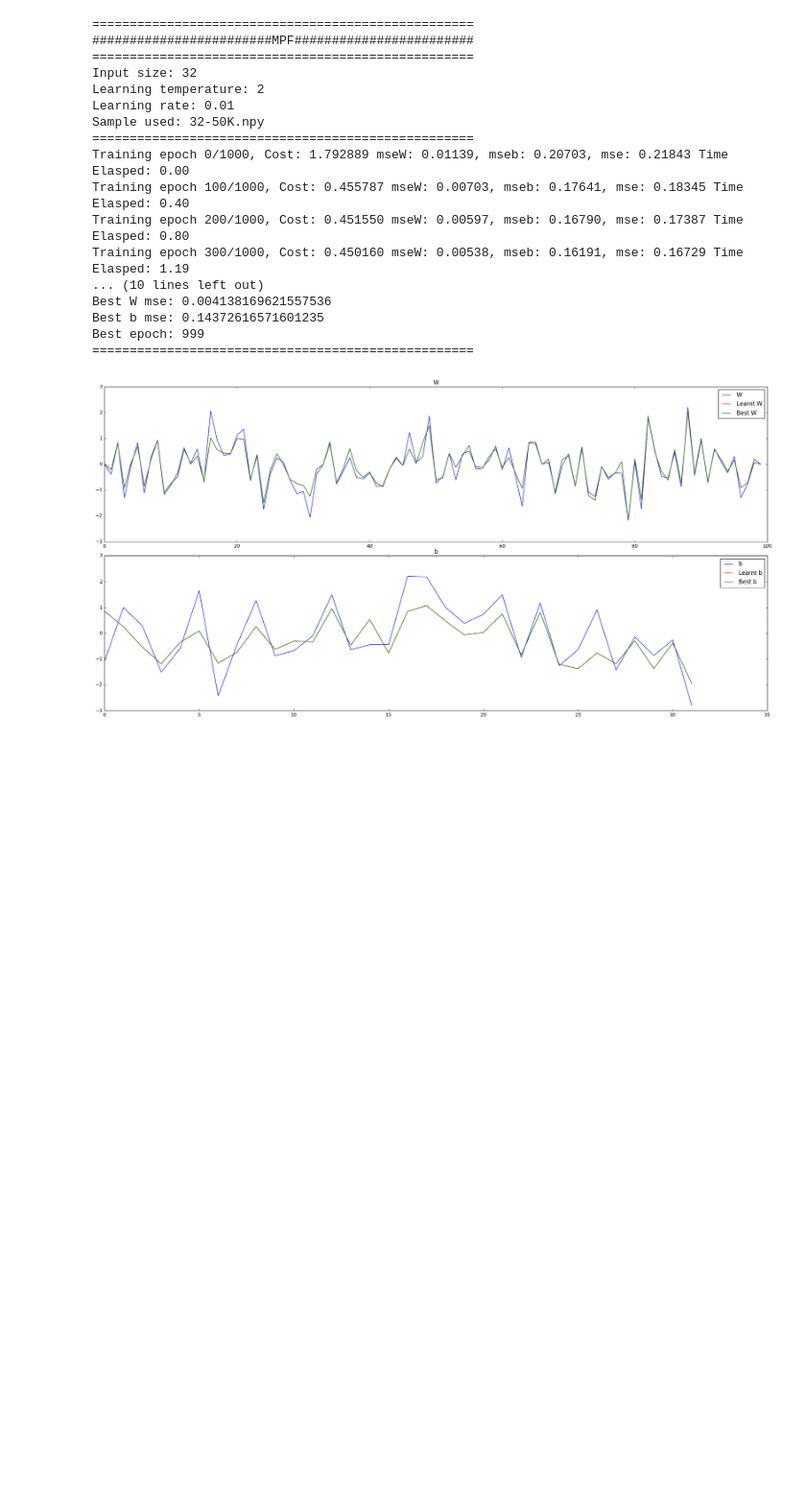
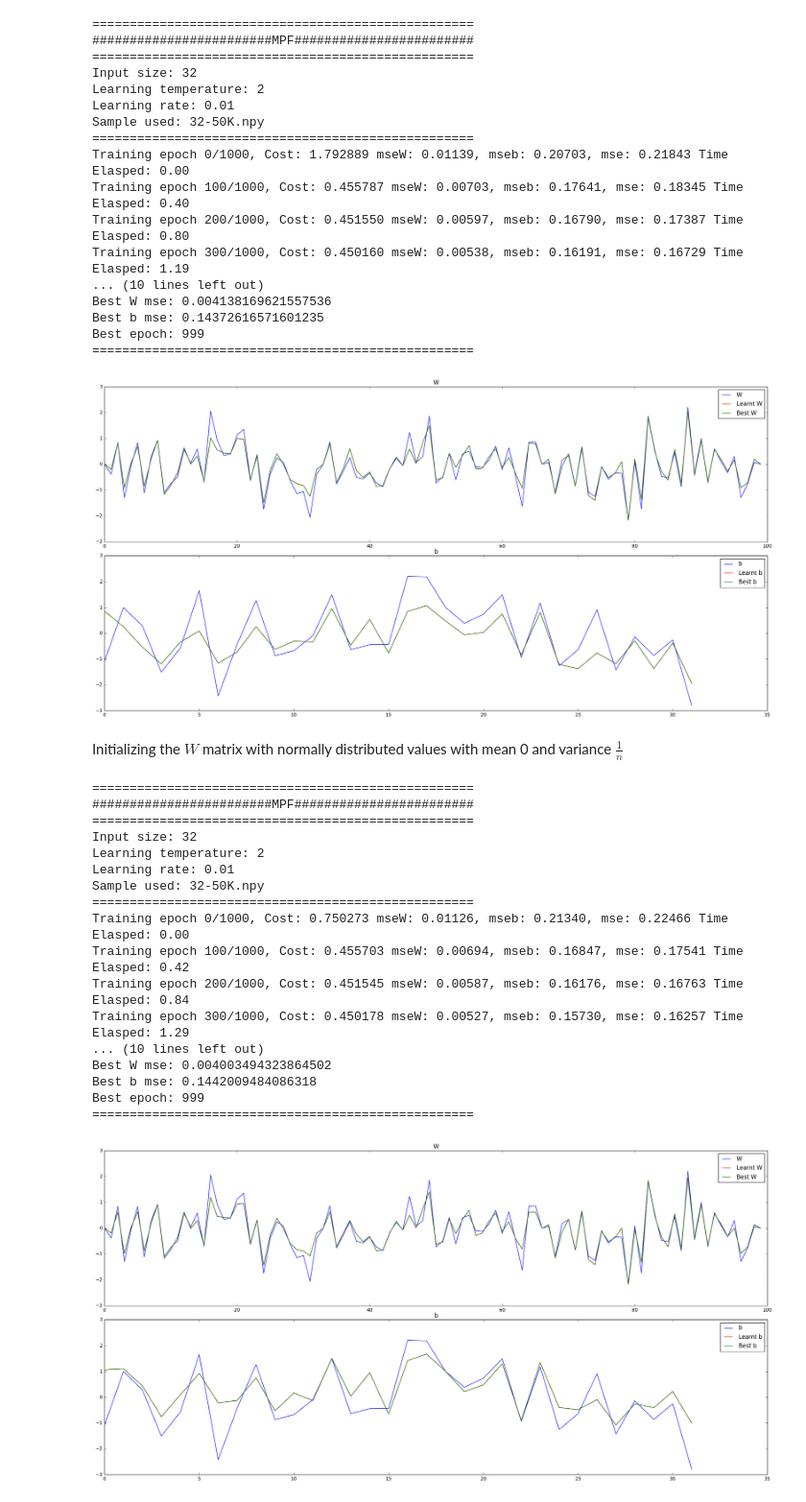
Before and after one commit to zunction/old-mmpf, a Jupyter notebook: 32 units MPF.ipynb, the cells around one changed output. Shown at 96% size. Cells and saved outputs as stored; diff of their text form; code cells hidden in the pictures; blank space fills up the shorter version.

Commit message:
ran with matrix initialized with normal distribution variance 1/n

```diff
--- a/32 units MPF.ipynb
+++ b/32 units MPF.ipynb
@@ -32,7 +32,8 @@ class mpf(object):
 
         self.n = n
         self.temperature = temperature
-        U = np.random.rand(self.n, self.n)
+#         U = np.random.rand(self.n, self.n)
+        U = np.random.normal(loc = 0, scale = 1/np.sqrt(self.n), size = (self.n, self.n))
         R = 0.5 * (U + U.T)
         np.fill_diagonal(R, 0)
 
@@ -255,3 +256,27 @@ Best b mse: 0.14372616571601235
 Best epoch: 999
 ===================================================
 [figure]
+# %% [markdown]
+Initializing the $W$ matrix with normally distributed values with mean 0 and variance $\frac{1}{n}$
+# %%
+trainmpf(units = 32, lr = 1e-2, epsilon = 1, n_epochs = 1000,
+             batchsize = 16, temperature = 2, validate_every = 100, sample = '32-50K.npy')
+# %% [output]
+===================================================
+########################MPF########################
+===================================================
+Input size: 32
+Learning temperature: 2
+Learning rate: 0.01
+Sample used: 32-50K.npy
+===================================================
+Training epoch 0/1000, Cost: 0.750273 mseW: 0.01126, mseb: 0.21340, mse: 0.22466 Time Elasped: 0.00
+Training epoch 100/1000, Cost: 0.455703 mseW: 0.00694, mseb: 0.16847, mse: 0.17541 Time Elasped: 0.42
+Training epoch 200/1000, Cost: 0.451545 mseW: 0.00587, mseb: 0.16176, mse: 0.16763 Time Elasped: 0.84
+Training epoch 300/1000, Cost: 0.450178 mseW: 0.00527, mseb: 0.15730, mse: 0.16257 Time Elasped: 1.29
+... (10 lines left out)
+Best W mse: 0.004003494323864502
+Best b mse: 0.1442009484086318
+Best epoch: 999
+===================================================
+[figure, added]
```
